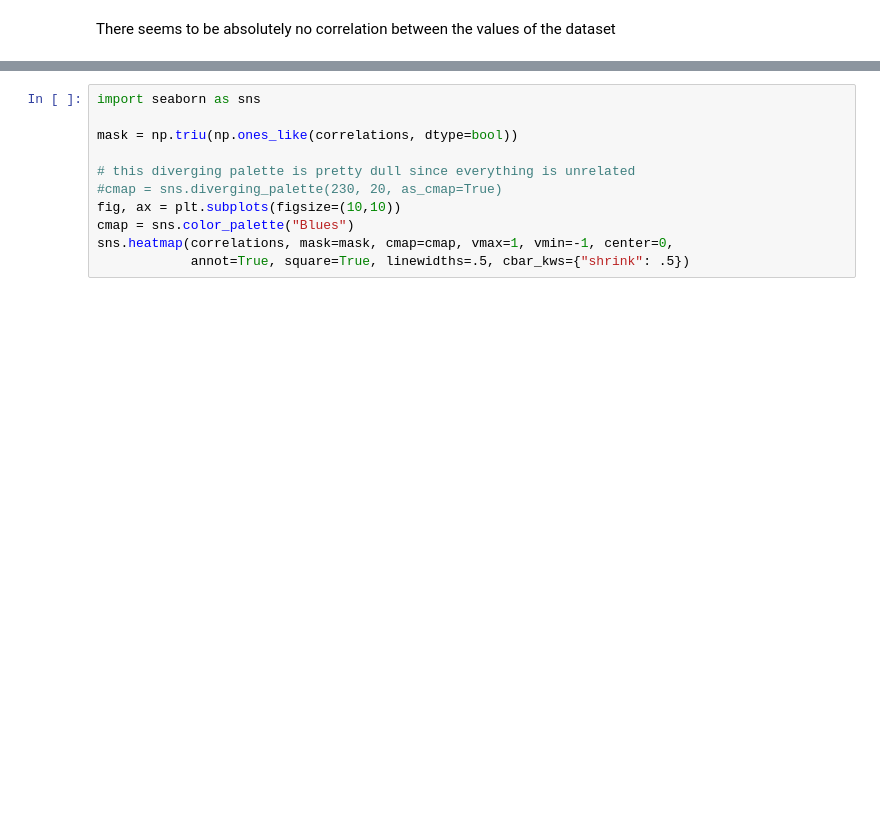
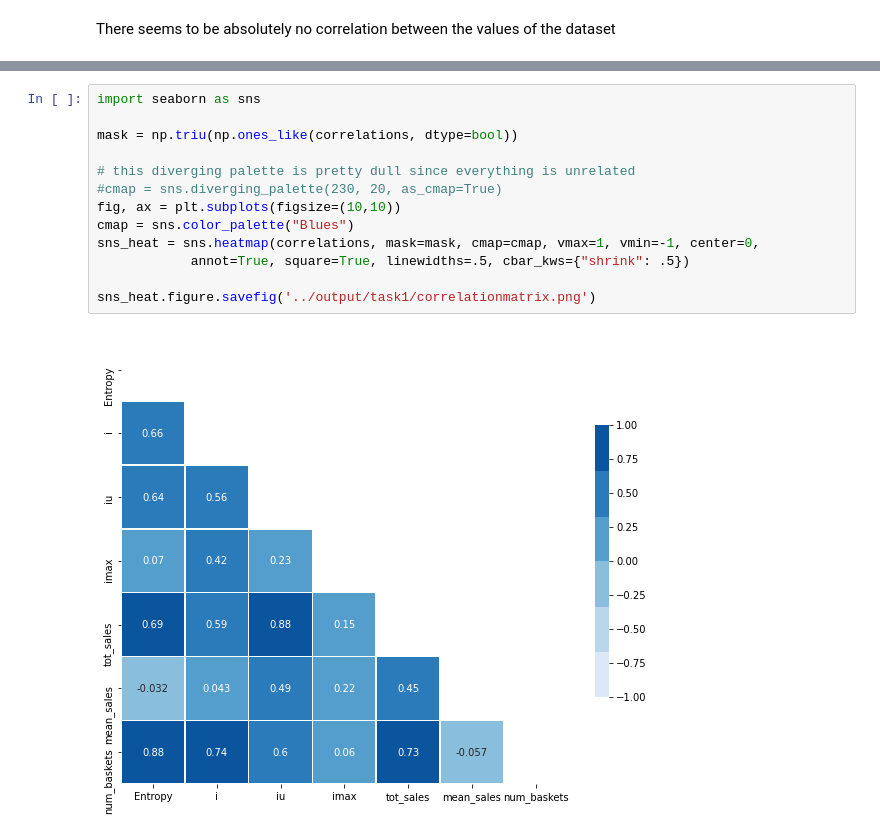
Before and after one commit to gioleppe/Data-Mining-20-21, a Jupyter notebook: notebooks/Task1_data_understanding_and_preparation.ipynb, the cells around one changed output, grey strips where cells are left out. Cells and saved outputs as stored; diff of their text form; blank space fills up the shorter version.

```diff
--- a/notebooks/Task1_data_understanding_and_preparation.ipynb
+++ b/notebooks/Task1_data_understanding_and_preparation.ipynb
@@ -761,13 +846,17 @@ correlations
 # %%
 import seaborn as sns
 
 mask = np.triu(np.ones_like(correlations, dtype=bool))
 
 # this diverging palette is pretty dull since everything is unrelated
 #cmap = sns.diverging_palette(230, 20, as_cmap=True)
 fig, ax = plt.subplots(figsize=(10,10))
 cmap = sns.color_palette("Blues")
-sns.heatmap(correlations, mask=mask, cmap=cmap, vmax=1, vmin=-1, center=0,
+sns_heat = sns.heatmap(correlations, mask=mask, cmap=cmap, vmax=1, vmin=-1, center=0,
             annot=True, square=True, linewidths=.5, cbar_kws={"shrink": .5})
+
+sns_heat.figure.savefig('../output/task1/correlationmatrix.png')
+# %% [output]
+[figure, added]
 # %%
 pd.plotting.scatter_matrix(df,figsize=(10,10))
```
Also changed, not shown: parts of 24 cells of this notebook, 14 other files.
